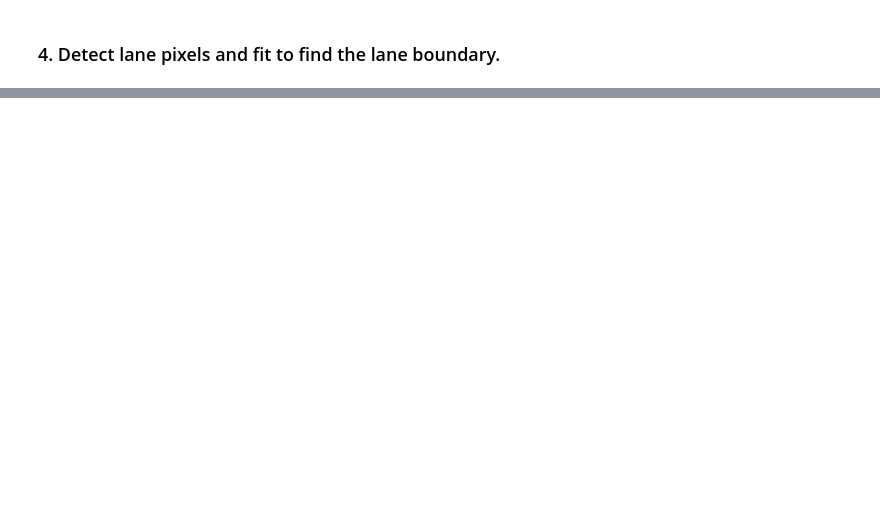
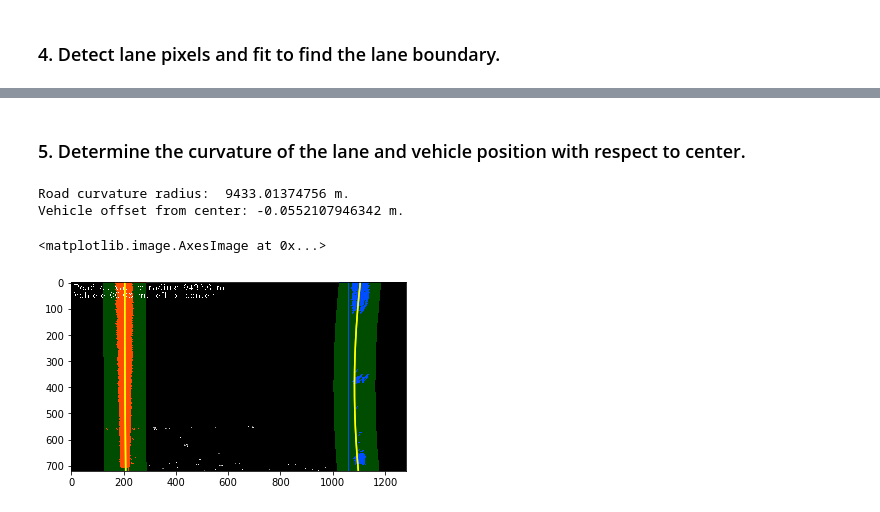
Before and after one commit to luk6xff/SelfDrivingCarND, a Jupyter notebook: CarND-Advanced-Lane-Lines-P2/P2-SOLUTION.ipynb, the cells around one changed output, grey strips where cells are left out. Saved outputs shown, nothing was run; the diff lists cells and outputs as text; code cells hidden in the pictures; blank space fills up the shorter version.

```diff
--- a/CarND-Advanced-Lane-Lines-P2/P2-SOLUTION.ipynb
+++ b/CarND-Advanced-Lane-Lines-P2/P2-SOLUTION.ipynb
@@ -350,0 +464,61 @@ plt.imshow(out_img)
+# %% [markdown]
+### 5. Determine the curvature of the lane and vehicle position with respect to center.
+# %%
+# Define conversions in x and y from pixels space to meters
+ym_per_pix = 30/720 # meters per pixel in y dimension
+xm_per_pix = 3.7/700 # meters per pixel in x dimension
+
+
+# Return curvature evaluated at yEval given curve fit params
+def get_curvature(left_fit, right_fit, y_eval):
+    left_radius = ((1 + (2*left_fit[0]*y_eval + left_fit[1])**2)**1.5) / np.absolute(2*left_fit[0])
+    right_radius = ((1 + (2*right_fit[0]*y_eval + right_fit[1])**2)**1.5) / np.absolute(2*right_fit[0])
+    return (left_radius + right_radius)/2
+
+# Return vehicle offset from center. > 0 if vehicle is offset to the right of center
+def get_offset_from_center(left_fit, right_fit, x_mid, y_eval):
+    left_x = left_fit[0]*y_eval**2 + left_fit[1]*y_eval + left_fit[2]
+    right_x = right_fit[0]*y_eval**2 + right_fit[1]*y_eval + right_fit[2]
+    x = (left_x + right_x)/2
+    return x_mid - x
+
+
+############### TESTS ###############
+binary_top_down = cv2.cvtColor(transformed_top_down_img, cv2.COLOR_BGR2GRAY)
+# Find lane pixels first (coarse)
+leftx, lefty, rightx, righty, out_img = find_lane_coarse(binary_top_down)
+
+# Fit a second order polynomial to lane pixels
+left_fit  = np.polyfit(lefty, leftx, 2)
+right_fit = np.polyfit(righty, rightx, 2)
+# Find lane pixels (fine)
+leftx, lefty, rightx, righty, fine_search_img = find_lane_fine(binary_top_down, left_fit, right_fit)
+
+# Fit a second order polynomial to lane pixels after scaling to real world units (meters)
+leftFit_m = np.polyfit(lefty*ym_per_pix, leftx*xm_per_pix, 2)
+rightFit_m = np.polyfit(righty*ym_per_pix, rightx*xm_per_pix, 2)
+
+# compute radius of curvature of the road and vehicle position relative to lane
+radius = get_curvature(leftFit_m, rightFit_m, binary_top_down.shape[0]*ym_per_pix)
+offset = get_offset_from_center(left_fit, right_fit, binary_top_down.shape[1]/2, binary_top_down.shape[0])
+print('Road curvature radius: ', radius, 'm.')
+print('Vehicle offset from center:', offset*xm_per_pix, 'm.')
+
+
+# Add measurements to the debug image
+text = "Road curvature radius: %05.1f m." % (radius)
+cv2.putText(fine_search_img, text, (10,30), cv2.FONT_HERSHEY_COMPLEX, 1, [255,255,255], 1)
+
+if offset < 0:
+    lr = "left"
+else:
+    lr = "right"
+text = "Vehicle %05.2f m. %s of center" % (np.fabs(offset)*xm_per_pix, lr)
+cv2.putText(fine_search_img, text, (10,60), cv2.FONT_HERSHEY_COMPLEX, 1, [255,255,255], 1)
+#cv2.imwrite('./output_images/04-debug_sliding_windows.png', cv2.cvtColor(fine_search_img, cv2.COLOR_RGB2BGR))
+plt.imshow(fine_search_img)
+# %% [output]
+Road curvature radius:  9433.01374756 m.
+Vehicle offset from center: -0.0552107946342 m.
+<matplotlib.image.AxesImage at 0x...>
+[figure, added]
```
Also changed, not shown: parts of 6 cells of this notebook, 1 other file.
